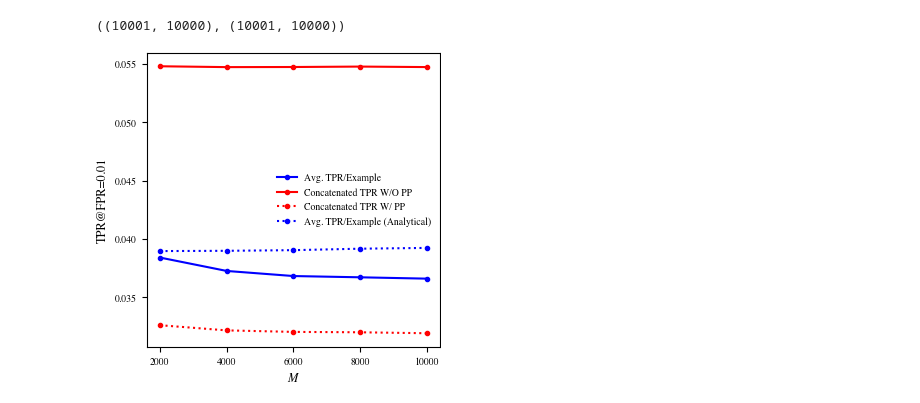
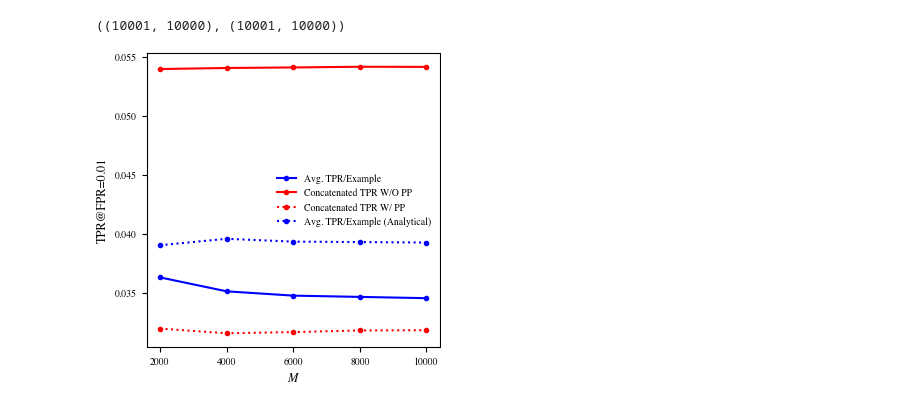
Before and after one commit to TrustworthyMLHelsinki/mi_vulnerbility_evaluation, a Jupyter notebook: efficient_lira_with_pp.ipynb, the cells around one changed output. Saved outputs shown, nothing was run; the diff lists cells and outputs as text; code cells hidden in the pictures.

Commit message:
Correction for building LiRA grid.

```diff
--- a/efficient_lira_with_pp.ipynb
+++ b/efficient_lira_with_pp.ipynb
@@ -129,14 +46,0 @@ for r in range(len(Rs)):
-# %%
-with plt.rc_context(rc):
-    fig ,ax = plt.subplots(1,1)
-    ax.plot(2*Rs, TPR_px, color="b",marker=".",label="Avg. TPR/Example")
-    ax.plot(2*Rs, TPR_concat,color="r",marker=".", label="Concatenated TPR W/O PP")
-    ax.plot(2*Rs, TPR_concat_pp,color="r", linestyle=":",marker=".",label="Concatenated TPR W/ PP")
-    ax.plot(2*Rs, TPR_px_ana,color="b", linestyle=":",marker=".",label="Avg. TPR/Example (Analytical)")
-    ax.set(xlabel=r"$M$",ylabel=f"TPR@FPR={alpha}", xticks=2*Rs)
-    ax.legend()
-    ax.set_box_aspect(1)
-    # plt.savefig(f"lira_px_vs_concat_N_{N}_N_train_{N//2}_fpr_{alpha}_v2.pdf",bbox_inches="tight")
-    plt.show()
-# %% [output]
-[figure, removed]
@@ -143 +117,45 @@ with plt.rc_context(rc):
+# %%
+Ms = np.arange(1,6)*1000
+alpha = 0.01
+
+TPR_concat, TPR_concat_pp, TPR_px, TPR_px_ana = np.zeros(len(Ms)), np.zeros(len(Ms)),np.zeros(len(Ms)), np.zeros(len(Ms))
+for i in range(len(Ms)):
+    M_i = Ms[i] * 2
+    curr_stats_pp, curr_in_indices, curr_llrs = stats_pp[:M_i,:], in_indices[:M_i,:], llr_grid[:M_i,:]
+
+    mask_out = ~curr_in_indices
+    mask_in  = curr_in_indices
+
+    tau_px = np.nanquantile(np.where(mask_out, curr_llrs, np.nan), 1 - alpha, axis=0)
+    tpr_px = (((curr_llrs > tau_px) & mask_in).sum(axis=0)
+                / mask_in.sum(axis=0))
+    TPR_px[i] = tpr_px.mean()
+
+    tau_all = np.nanquantile(np.where(mask_out, curr_llrs, np.nan), 1 - alpha)
+
+    tpr_all = ((curr_llrs > tau_all) & mask_in).sum() / mask_in.sum()
+    TPR_concat[i] = tpr_all
+
+    tau_all_pp = np.nanquantile(np.where(mask_out, curr_stats_pp, np.nan), 1 - alpha)
+    tpr_all_pp = ((curr_stats_pp > tau_all_pp) & mask_in).sum() / mask_in.sum()
+    TPR_concat_pp[i] = tpr_all_pp
+
+    tau_analytical = scipy.stats.norm.ppf(1-alpha)
+    tpr_px_ana = (((curr_stats_pp > tau_analytical) & mask_in).sum(axis=0)
+                / mask_in.sum(axis=0))
+    TPR_px_ana[i] = tpr_px_ana.mean()
+# %%
+with plt.rc_context(rc):
+    fig ,ax = plt.subplots(1,1)
+    ax.plot(2*Ms, TPR_px, color="b",marker=".",label="Avg. TPR/Example")
+    ax.plot(2*Ms, TPR_concat,color="r",marker=".", label="Concatenated TPR W/O PP")
+    ax.plot(2*Ms, TPR_concat_pp,color="r", linestyle=":",marker=".",label="Concatenated TPR W/ PP")
+    ax.plot(2*Ms, TPR_px_ana,color="b", linestyle=":",marker=".",label="Avg. TPR/Example (Analytical)")
+    ax.set(xlabel=r"$M$",ylabel=f"TPR@FPR={alpha}", xticks=2*Ms)
+    ax.legend()
+    ax.set_box_aspect(1)
+    plt.savefig(f"lira_N_{N}_N_train_{N//2}_fpr_{alpha}_v2.pdf",bbox_inches="tight")
+    plt.show()
+# %% [output]
+[figure, added]
 # %%
```
Also changed, not shown: parts of 6 cells of this notebook.
